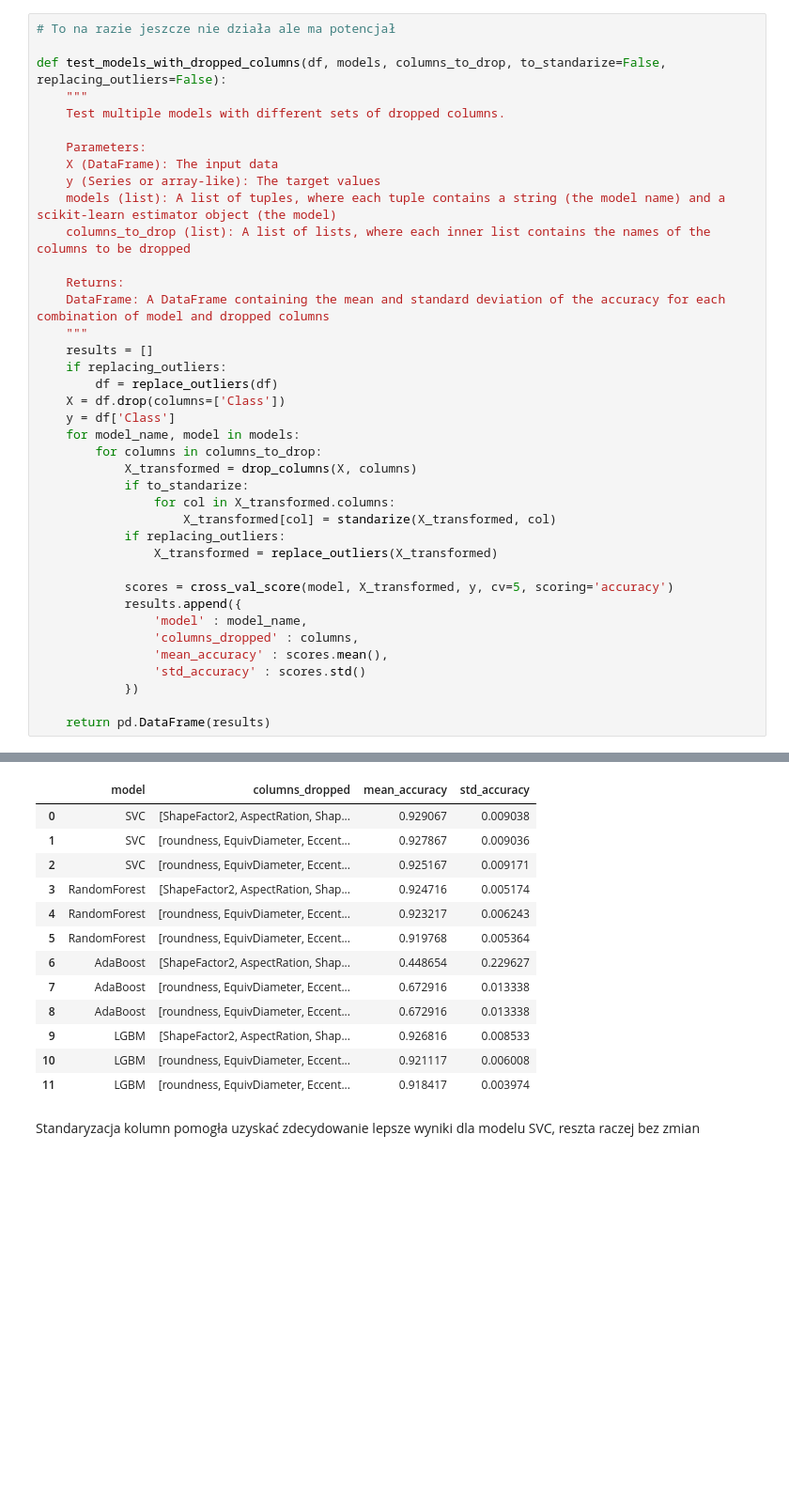
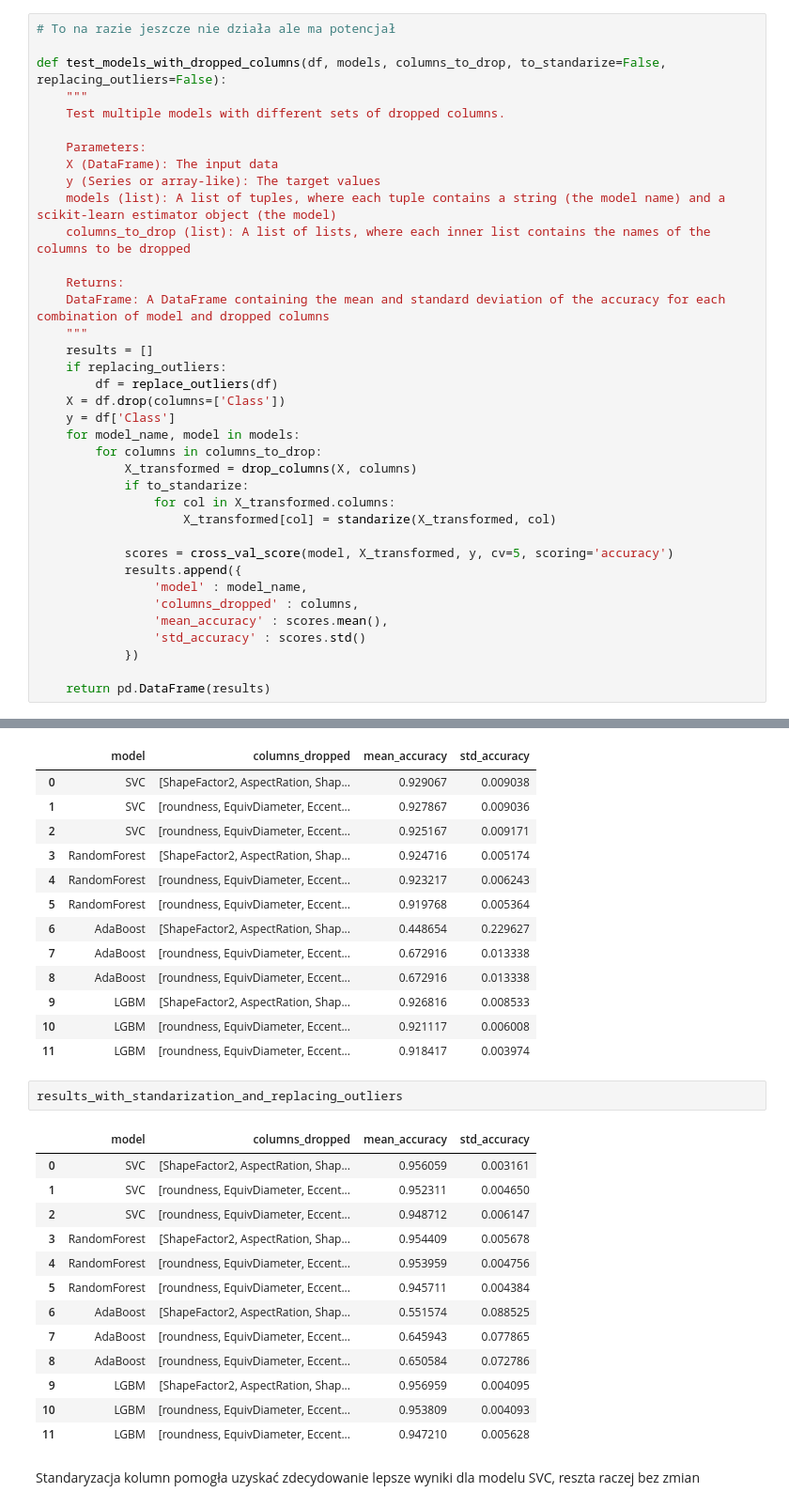
Before and after one commit to tomaszzywicki/Dry-Bean-Classification, a Jupyter notebook: notebooks/data_pereparation2.ipynb, the cells around one changed output, grey strips where cells are left out. Shown at 94% size. Drawn from its saved outputs; the diff is of its cells as text; blank space fills up the shorter version.

Commit message:
fix model testing function

```diff
--- a/notebooks/data_pereparation2.ipynb
+++ b/notebooks/data_pereparation2.ipynb
@@ -438,8 +423,6 @@ def test_models_with_dropped_columns(df, models, columns_to_drop, to_standarize=
             if to_standarize:
                 for col in X_transformed.columns:
                     X_transformed[col] = standarize(X_transformed, col)
-            if replacing_outliers:
-                X_transformed = replace_outliers(X_transformed)
 
             scores = cross_val_score(model, X_transformed, y, cv=5, scoring='accuracy')
             results.append({
@@ -506,5 +539,21 @@ results_with_standarization
 | 9 | LGBM | [ShapeFactor2, AspectRation, Shap... | 0.926816 | 0.008533 |
 | 10 | LGBM | [roundness, EquivDiameter, Eccent... | 0.921117 | 0.006008 |
 | 11 | LGBM | [roundness, EquivDiameter, Eccent... | 0.918417 | 0.003974 |
+# %%
+results_with_standarization_and_replacing_outliers
+# %% [output]
+|  | model | columns_dropped | mean_accuracy | std_accuracy |
+| 0 | SVC | [ShapeFactor2, AspectRation, Shap... | 0.956059 | 0.003161 |
+| 1 | SVC | [roundness, EquivDiameter, Eccent... | 0.952311 | 0.004650 |
+| 2 | SVC | [roundness, EquivDiameter, Eccent... | 0.948712 | 0.006147 |
+| 3 | RandomForest | [ShapeFactor2, AspectRation, Shap... | 0.954409 | 0.005678 |
+| 4 | RandomForest | [roundness, EquivDiameter, Eccent... | 0.953959 | 0.004756 |
+| 5 | RandomForest | [roundness, EquivDiameter, Eccent... | 0.945711 | 0.004384 |
+| 6 | AdaBoost | [ShapeFactor2, AspectRation, Shap... | 0.551574 | 0.088525 |
+| 7 | AdaBoost | [roundness, EquivDiameter, Eccent... | 0.645943 | 0.077865 |
+| 8 | AdaBoost | [roundness, EquivDiameter, Eccent... | 0.650584 | 0.072786 |
+| 9 | LGBM | [ShapeFactor2, AspectRation, Shap... | 0.956959 | 0.004095 |
+| 10 | LGBM | [roundness, EquivDiameter, Eccent... | 0.953809 | 0.004093 |
+| 11 | LGBM | [roundness, EquivDiameter, Eccent... | 0.947210 | 0.005628 |
 # %% [markdown]
 Standaryzacja kolumn pomogła uzyskać zdecydowanie lepsze wyniki dla modelu SVC, reszta raczej bez zmian
```
Also changed, not shown: parts of 4 cells of this notebook.
